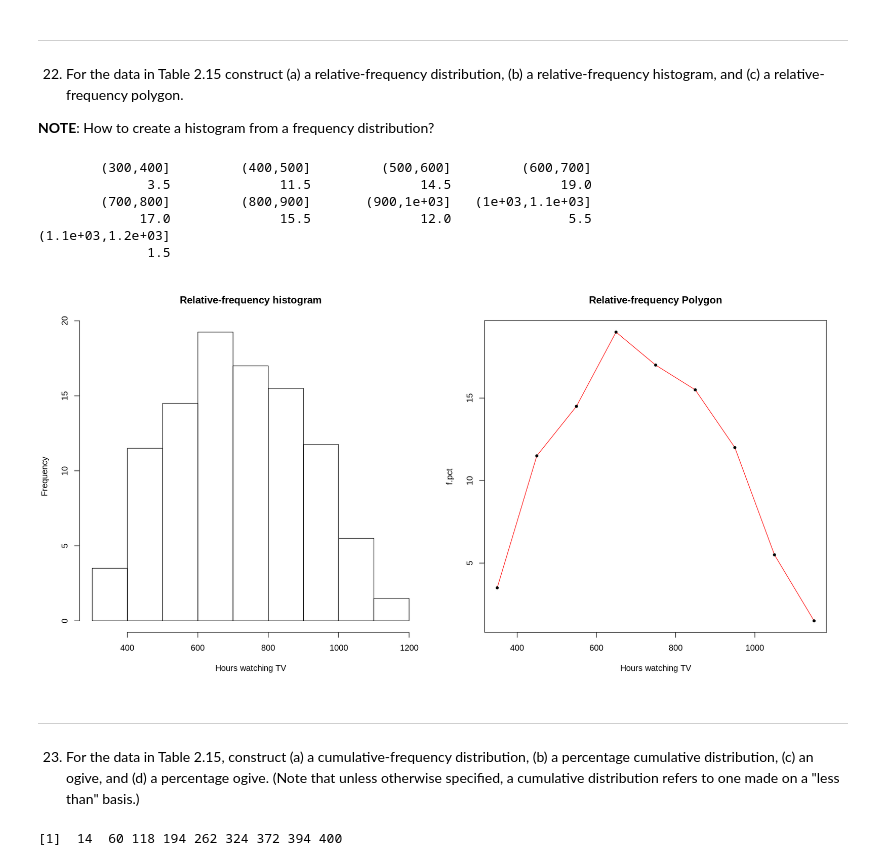
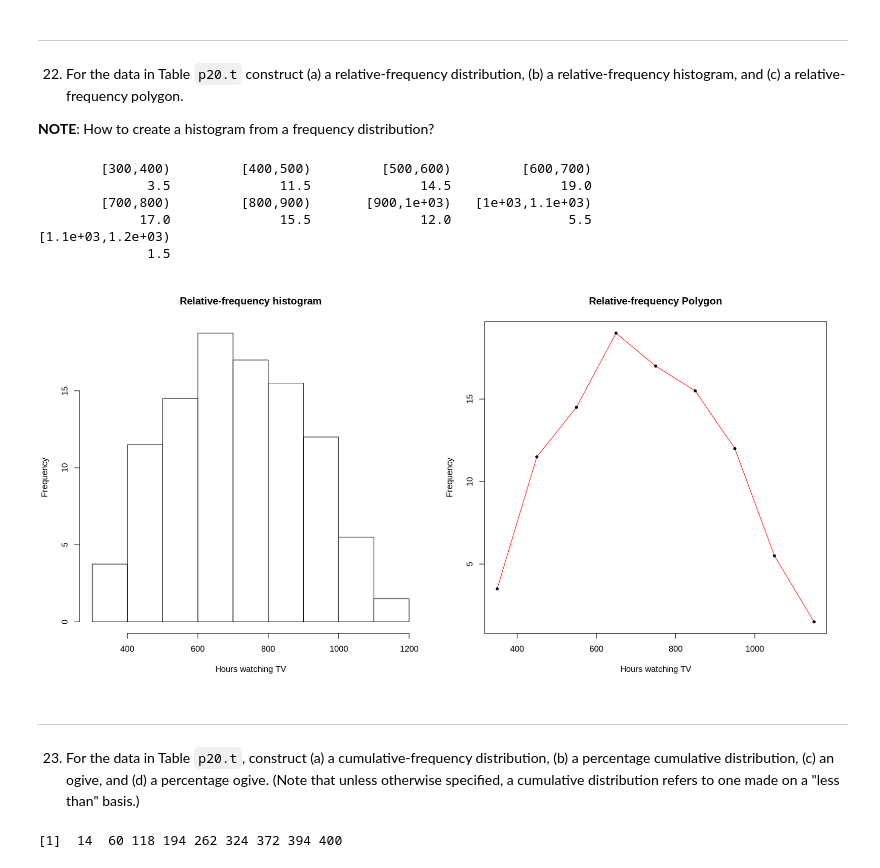
Before and after one commit to jbennett7/Statistics, a Jupyter notebook: Chapter 2 Supplementary Problems.ipynb, the cells around one changed output. Drawn from its saved outputs; the diff is of its cells as text; code cells hidden in the pictures.

```diff
--- a/Chapter 2 Supplementary Problems.ipynb
+++ b/Chapter 2 Supplementary Problems.ipynb
@@ -41,0 +35,3 @@ boundaries <- seq(299.5, 1199.5,by=100)
+# %%
+p20.ll <- seq(300, 1100, by=100)
+p20.ul <- seq(399, 1199, by=100)
@@ -41,0 +42,7 @@ boundaries <- seq(299.5, 1199.5,by=100)
+# %%
+set.seed(1245)
+p20.s1 <- c()
+for(i in 1:length(p20.f)){
+    iter.sample <- sample(p20.ll[i]:p20.ul[i], p20.f[i], replace=TRUE)
+    p20.s1 <- sample(c(p20.s1, iter.sample))
+}
@@ -41,0 +51,3 @@ boundaries <- seq(299.5, 1199.5,by=100)
+# %%
+p20.breaks <- seq(300, 1200, by=100)
+(p20.t <- table(cut(p20.s1,breaks=p20.breaks, right=FALSE)))
@@ -108,11 +129,10 @@ __NOTE__: In R how, how do you build a histogram using a contingency table? We w
 # %%
-# table t2_15 was generated in 20.
-X <- marks <- seq(349.5, 1149.5, by=100)
-f <- as.vector(t2_15)
+p21.X <- p21.marks <- (p20.ul + p20.ll)/2
+p21.f <- as.vector(p20.t)
 par(mfrow=c(1,2))
 options(repr.plot.width=16, repr.plot.height=8)
-h <- hist(s1,xlab="Hours watching TV",main="Histogram")
-plot(X,f,type="l",col='red',ylab="Frequency",xlab="Hours watching TV",main="Frequency Polygon")
-points(X,f,pch=20)
+p21.h <- hist(p20.s1,xlab="Hours watching TV",main="Histogram")
+plot(p21.X,p21.f,type="l",col='red',ylab="Frequency",xlab="Hours watching TV",main="Frequency Polygon")
+points(p21.X,p21.f,pch=20)
 options(repr.plot.width=7, repr.plot.height=7)
 # %% [output]
@@ -120,32 +140,30 @@ options(repr.plot.width=7, repr.plot.height=7)
 # %% [markdown]
 ---
 # %% [markdown]
-22. For the data in Table 2.15 construct (a) a relative-frequency distribution, (b) a relative-frequency histogram, and (c) a relative-frequency polygon.
+22. For the data in Table `p20.t` construct (a) a relative-frequency distribution, (b) a relative-frequency histogram, and (c) a relative-frequency polygon.
 
 __NOTE__: How to create a histogram from a frequency distribution?
 # %%
-# table t2_15 was generated in 20.
-# h is a histogram chart generated in 21.
-(rel_t2_15 <- t2_15/sum(t2_15)*100)
-h.rel <- h
-h.rel$counts <- h$counts/sum(h$counts)*100
-f.pct <- as.vector(rel_t2_15)
+(p22.rel.t <- p20.t/sum(p20.t)*100)
+p22.h.rel <- p21.h
+p22.h.rel$counts <- p21.h$counts/sum(p21.h$counts)*100
+p22.rel.f <- as.vector(p22.rel.t)
 par(mfrow=c(1,2))
 options(repr.plot.width=16, repr.plot.height=8)
-plot(h.rel,main="Relative-frequency histogram", xlab="Hours watching TV")
-plot(X,f.pct,type="l",col="red", main="Relative-frequency Polygon", xlab="Hours watching TV")
-points(X,f.pct,pch=20)
+plot(p22.h.rel,main="Relative-frequency histogram", xlab="Hours watching TV")
+plot(p21.X,p22.rel.f,type="l",col="red", main="Relative-frequency Polygon", xlab="Hours watching TV", ylab="Frequency")
+points(p21.X,p22.rel.f,pch=20)
 options(repr.plot.width=7, repr.plot.height=7)
 # %% [output]
-        (300,400]         (400,500]         (500,600]         (600,700]
+        [300,400)         [400,500)         [500,600)         [600,700)
               3.5              11.5              14.5              19.0
-        (700,800]         (800,900]       (900,1e+03]   (1e+03,1.1e+03]
+        [700,800)         [800,900)       [900,1e+03)   [1e+03,1.1e+03)
              17.0              15.5              12.0               5.5
-(1.1e+03,1.2e+03]
+[1.1e+03,1.2e+03)
               1.5
-[figure, old version]
+[figure, new version]
 # %% [markdown]
 ---
 # %% [markdown]
-23. For the data in Table 2.15, construct (a) a cumulative-frequency distribution, (b) a percentage cumulative distribution, (c) an ogive, and (d) a percentage ogive. (Note that unless otherwise specified, a cumulative distribution refers to one made on a "less than" basis.)
+23. For the data in Table `p20.t`, construct (a) a cumulative-frequency distribution, (b) a percentage cumulative distribution, (c) an ogive, and (d) a percentage ogive. (Note that unless otherwise specified, a cumulative distribution refers to one made on a "less than" basis.)
 # %%
```
Also changed, not shown: parts of 56 cells of this notebook, 2 other files.
